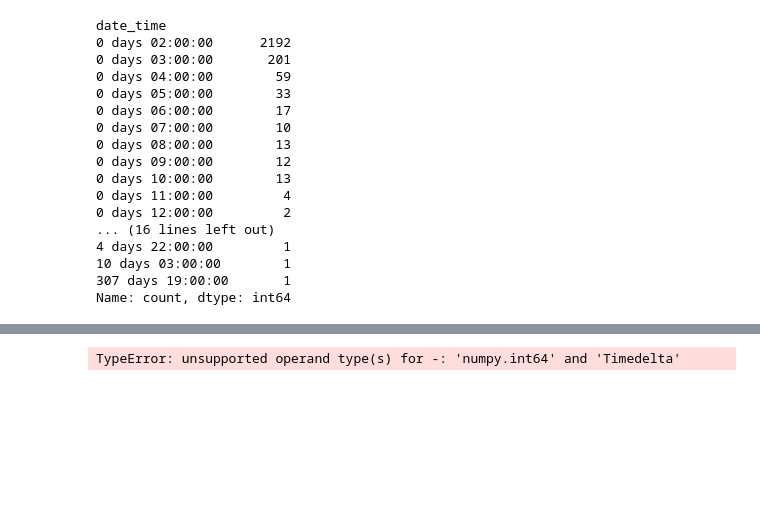
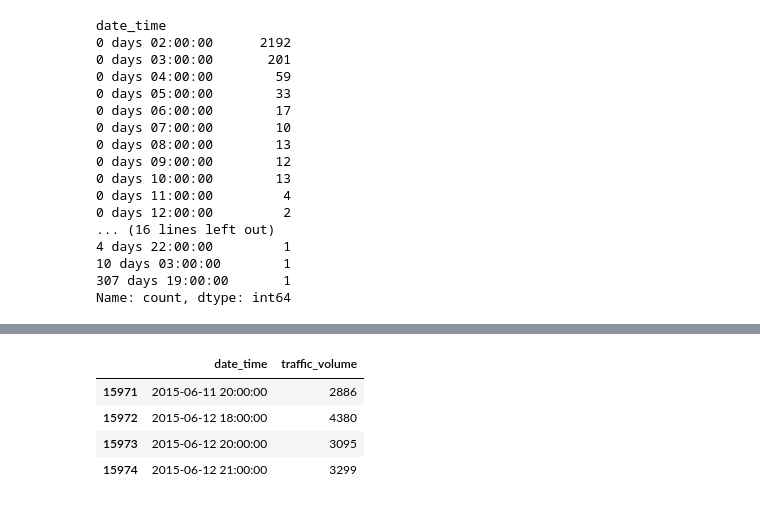
Before and after one commit to Arham-15/traffic-prediction-system, a Jupyter notebook: notebooks/01_data_exploration.ipynb, the cells around one changed output, grey strips where cells are left out. Cells and saved outputs as stored; diff of their text form; code cells hidden in the pictures; blank space fills up the shorter version.

Commit message:
Refine time gap analysis in EDA

```diff
--- a/notebooks/01_data_exploration.ipynb
+++ b/notebooks/01_data_exploration.ipynb
@@ -834,8 +834,11 @@ date_time
 307 days 19:00:00       1
 Name: count, dtype: int64
 # %%
-largest_gap = gaps.idxmax()
+largest_gap_index = gaps.idxmax()
 
-print("Largest gap ends at:", largest_gap)
+largest_gap_time = df.loc[largest_gap_index, 'date_time']
+
+print("Row index:", largest_gap_index)
+print("Largest gap ends at:", largest_gap_time)
 print("Gap duration:", gaps.max())
 # %% [output]
@@ -843,9 +847,13 @@ Largest gap ends at: 15971
 Gap duration: 307 days 19:00:00
 # %%
 df.loc[
-    (df['date_time'] >= largest_gap - pd.Timedelta(days=2)) &
-    (df['date_time'] <= largest_gap + pd.Timedelta(days=2)),
+    (df['date_time'] >= largest_gap_time - pd.Timedelta(days=2)) &
+    (df['date_time'] <= largest_gap_time + pd.Timedelta(days=2)),
     ['date_time', 'traffic_volume']
 ]
 # %% [output]
-TypeError: unsupported operand type(s) for -: 'numpy.int64' and 'Timedelta'
+|  | date_time | traffic_volume |
+| 15971 | 2015-06-11 20:00:00 | 2886 |
+| 15972 | 2015-06-12 18:00:00 | 4380 |
+| 15973 | 2015-06-12 20:00:00 | 3095 |
+| 15974 | 2015-06-12 21:00:00 | 3299 |
```
Also changed, not shown: parts of 3 cells of this notebook.
